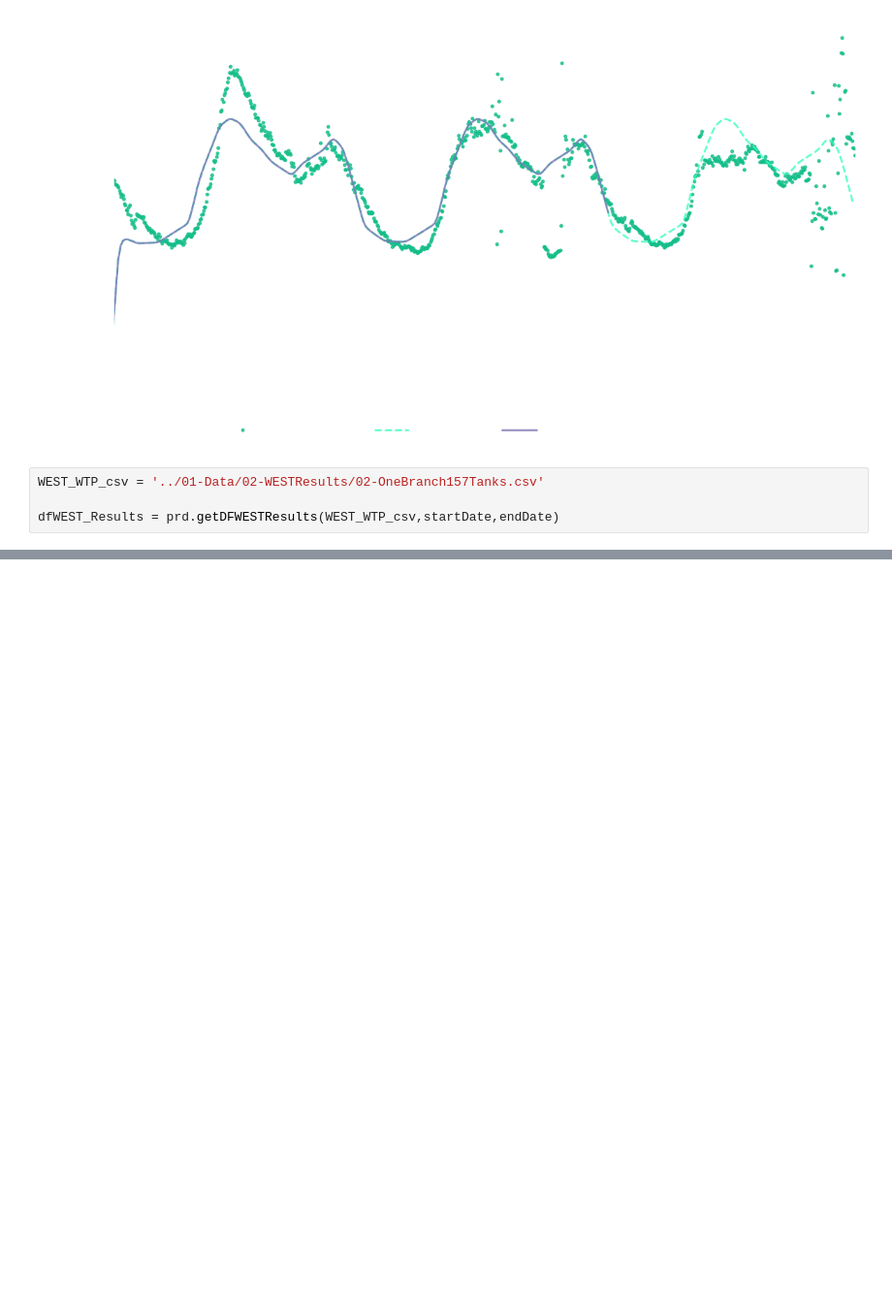
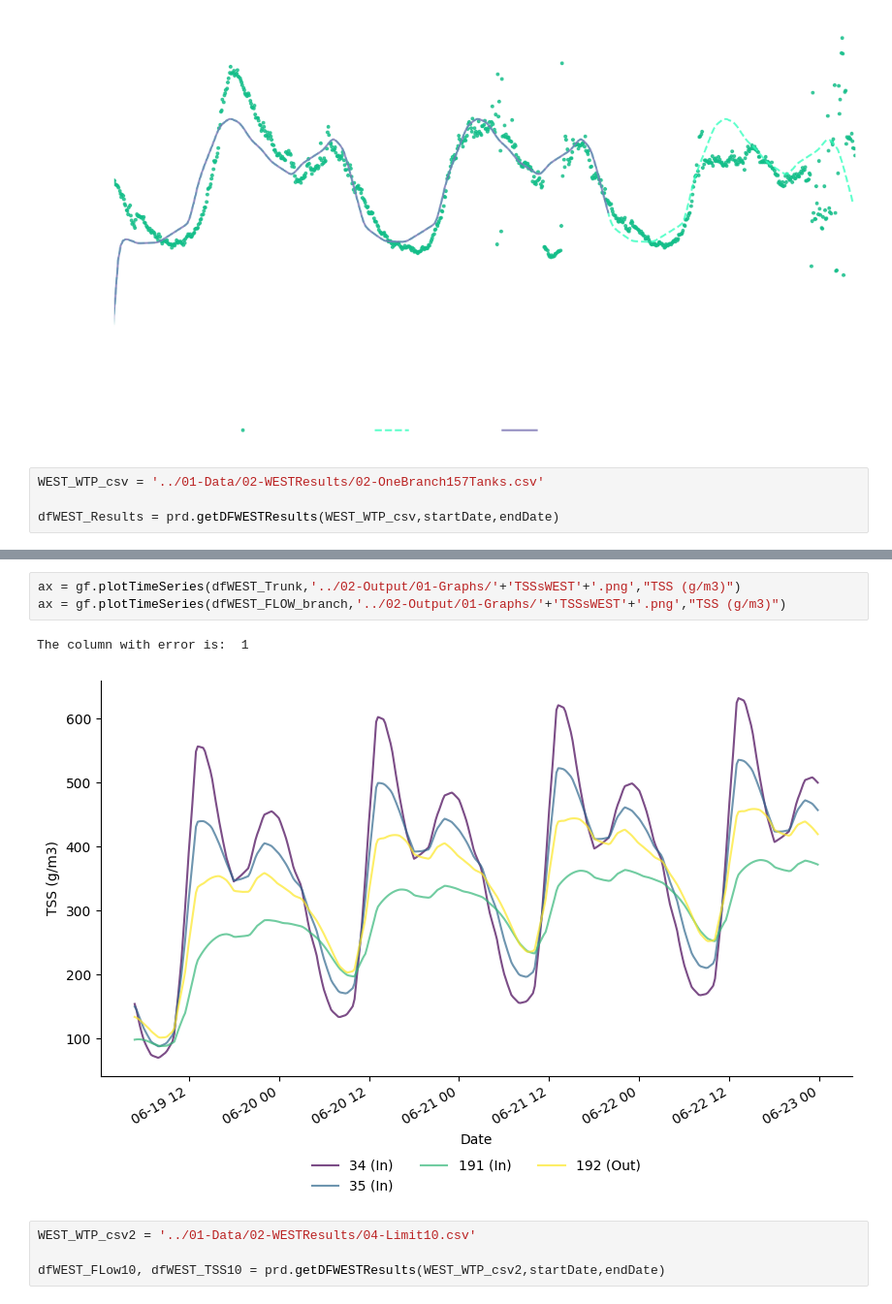
Before and after one commit to lunicirus/SWMMtoWEST, a Jupyter notebook: graphs/01-GraphFlows.ipynb, the cells around one changed output, grey strips where cells are left out. Shown at 97% size. Cells and saved outputs as stored; diff of their text form; blank space fills up the shorter version.

```diff
--- a/graphs/01-GraphFlows.ipynb
+++ b/graphs/01-GraphFlows.ipynb
@@ -223,0 +181,10 @@ KeyError: 'a'
+# %%
+ax = gf.plotTimeSeries(dfWEST_Trunk,'../02-Output/01-Graphs/'+'TSSsWEST'+'.png',"TSS (g/m3)")
+ax = gf.plotTimeSeries(dfWEST_FLOW_branch,'../02-Output/01-Graphs/'+'TSSsWEST'+'.png',"TSS (g/m3)")
+# %% [output]
+The column with error is:  1
+[figure, added]
+# %%
+WEST_WTP_csv2 = '../01-Data/02-WESTResults/04-Limit10.csv'
+
+dfWEST_FLow10, dfWEST_TSS10 = prd.getDFWESTResults(WEST_WTP_csv2,startDate,endDate)
```
Also changed, not shown: parts of 21 cells of this notebook, 1 other file.
